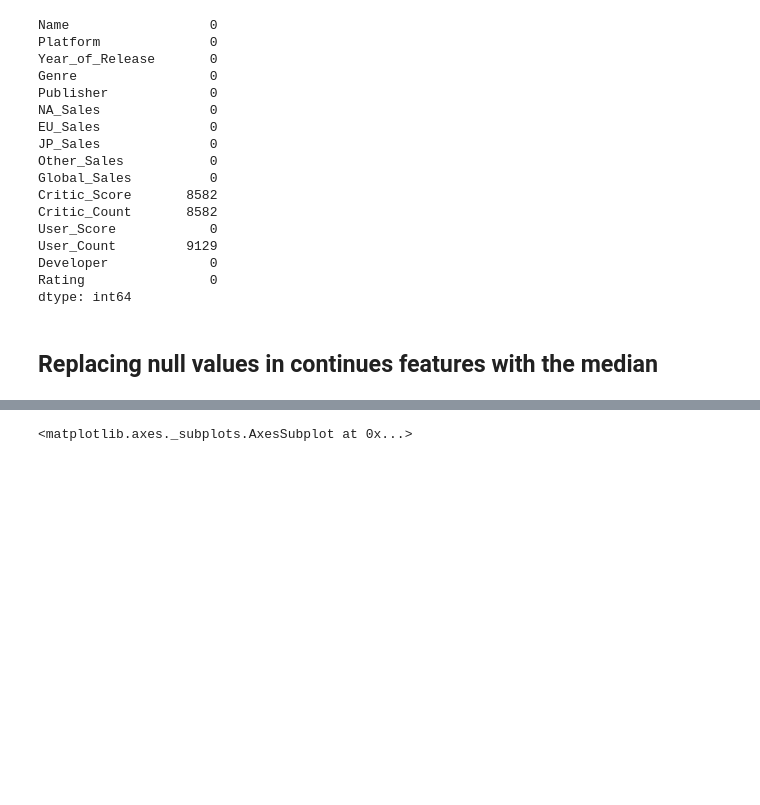
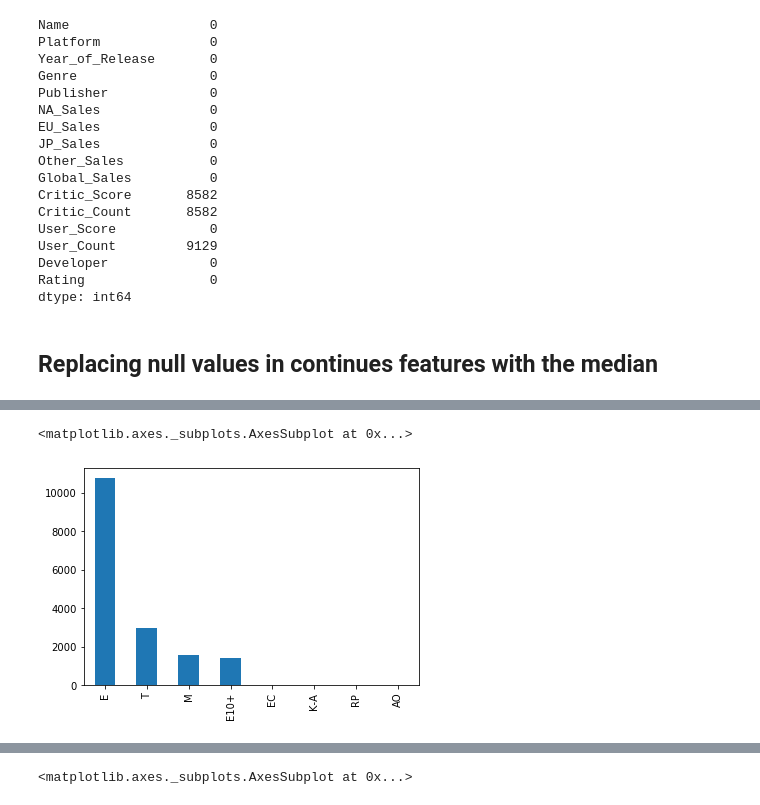
Before and after one commit to Cristinamulas/linear_regresion, a Jupyter notebook: Frist Notebook.ipynb, the cells around one changed output, grey strips where cells are left out. Saved outputs shown, nothing was run; the diff lists cells and outputs as text; code cells hidden in the pictures; blank space fills up the shorter version.

```diff
--- a/Frist Notebook.ipynb
+++ b/Frist Notebook.ipynb
@@ -180,0 +217,5 @@ dtype: int64
+# %%
+df['Rating'].value_counts().plot(kind='bar')
+# %% [output]
+<matplotlib.axes._subplots.AxesSubplot at 0x...>
+[figure, added]
```
Also changed, not shown: parts of 15 cells of this notebook.
